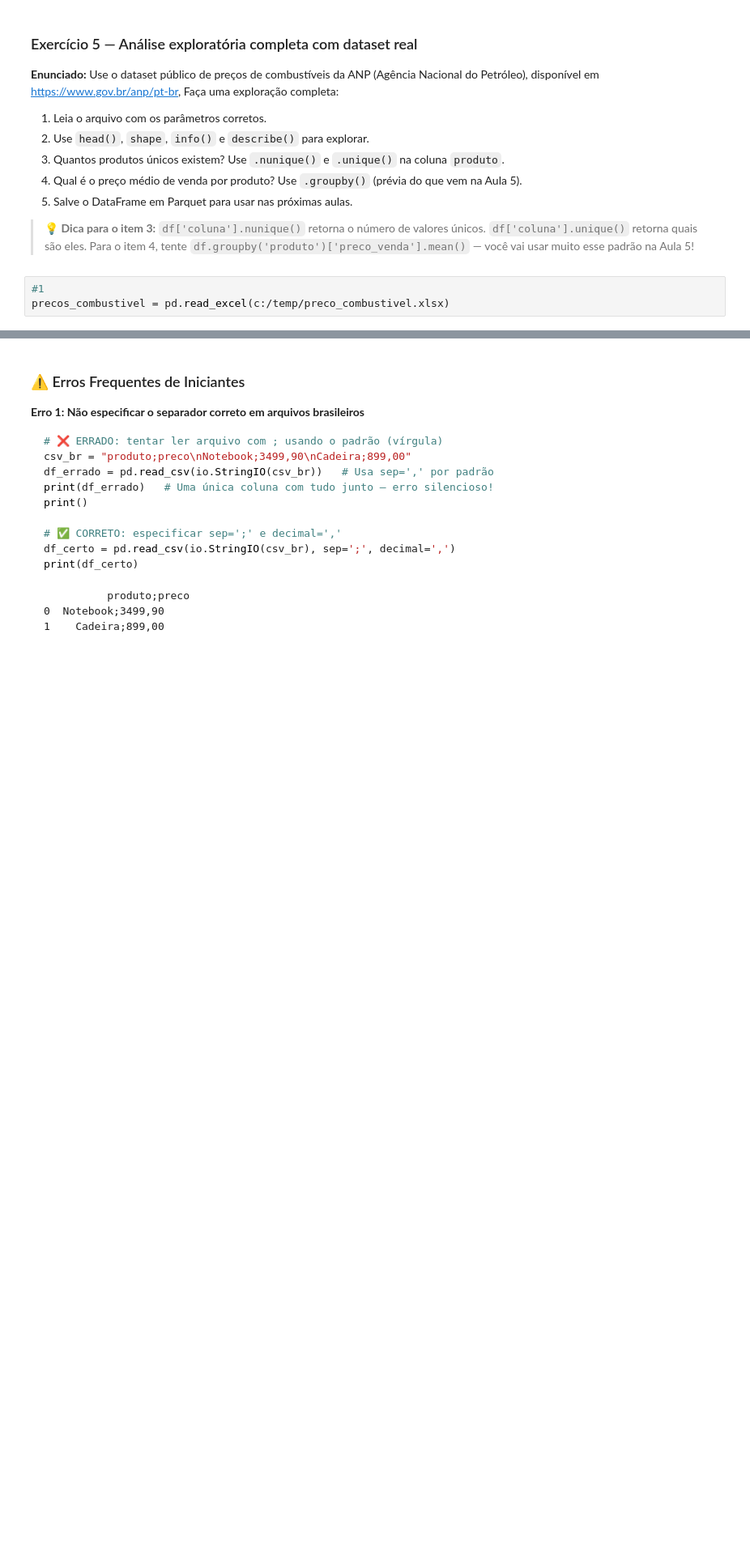
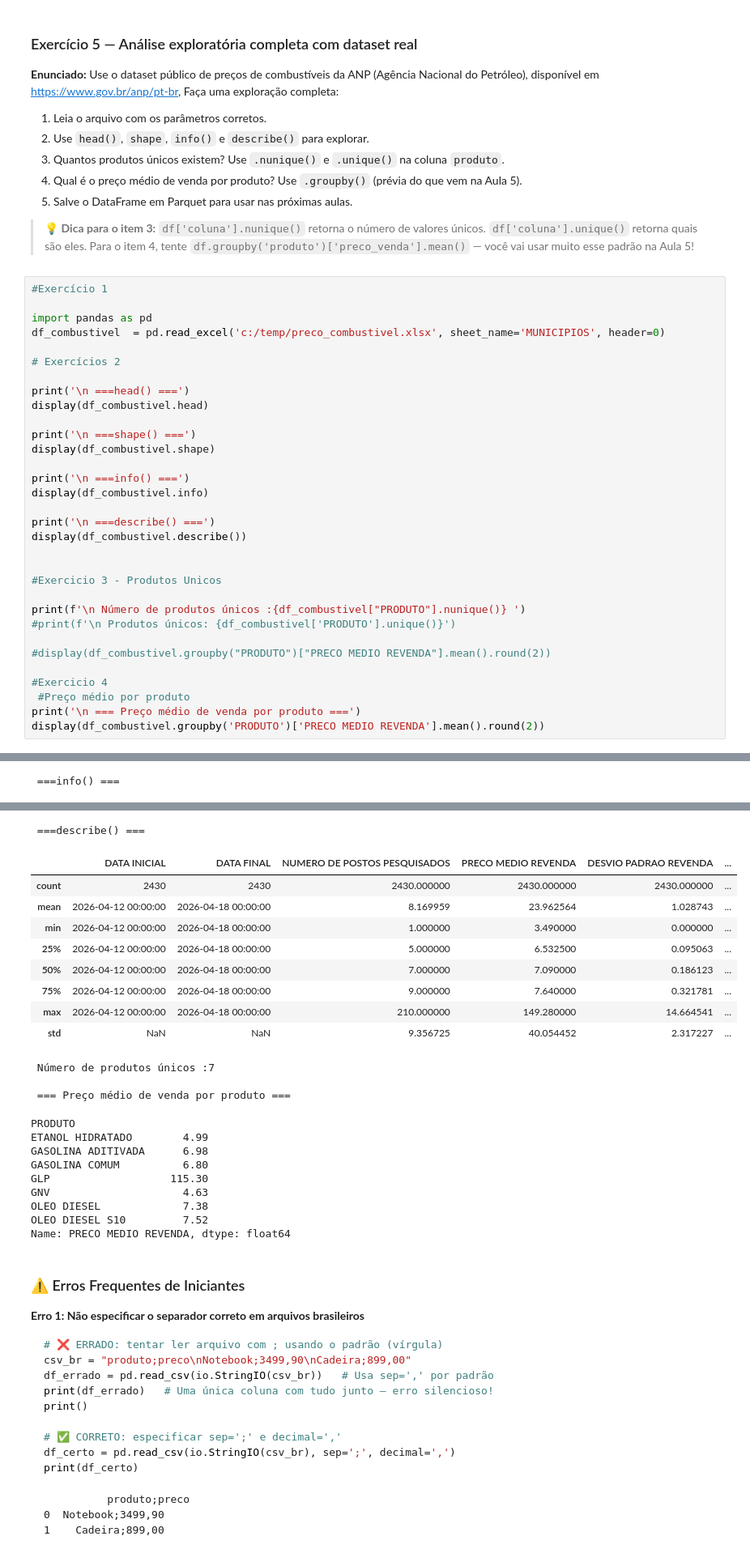
Before and after one commit to dyneys/TecProgPython, a Jupyter notebook: 4_PandasI_Series_DataFrames_Leitura_Gravação_Dados_Alunos.ipynb, the cells around one changed output, grey strips where cells are left out. Shown at 81% size. Drawn from its saved outputs; the diff is of its cells as text; blank space fills up the shorter version.

Commit message:
Exercicio 4 finalizado

```diff
--- a/4_PandasI_Series_DataFrames_Leitura_Gravação_Dados_Alunos.ipynb
+++ b/4_PandasI_Series_DataFrames_Leitura_Gravação_Dados_Alunos.ipynb
@@ -430,5 +430,35 @@ df_venda = pd
 
 > 💡 **Dica para o item 3:** `df['coluna'].nunique()` retorna o número de valores únicos. `df['coluna'].unique()` retorna quais são eles. Para o item 4, tente `df.groupby('produto')['preco_venda'].mean()` — você vai usar muito esse padrão na Aula 5!
 # %%
-#1
-precos_combustivel = pd.read_excel(c:/temp/preco_combustivel.xlsx)
+#Exercício 1
+
+import pandas as pd
+df_combustivel  = pd.read_excel('c:/temp/preco_combustivel.xlsx', sheet_name='MUNICIPIOS', header=0)
+
+# Exercícios 2
+
+print('\n ===head() ===')
+display(df_combustivel.head)
+
+print('\n ===shape() ===')
+display(df_combustivel.shape)
+
+print('\n ===info() ===')
+display(df_combustivel.info)
+
+print('\n ===describe() ===')
+display(df_combustivel.describe())
+
+
+#Exercicio 3 - Produtos Unicos
+
+print(f'\n Número de produtos únicos :{df_combustivel["PRODUTO"].nunique()} ')
+#print(f'\n Produtos únicos: {df_combustivel['PRODUTO'].unique()}')
+
+#display(df_combustivel.groupby("PRODUTO")["PRECO MEDIO REVENDA"].mean().round(2))
+
+#Exercicio 4
+ #Preço médio por produto
+print('\n === Preço médio de venda por produto ===')
+display(df_combustivel.groupby('PRODUTO')['PRECO MEDIO REVENDA'].mean().round(2))
+# %% [output]
@@ -434,0 +485 @@ precos_combustivel = pd.read_excel(c:/temp/preco_combustivel.xlsx)
+ ===info() ===
@@ -435,3 +503,25 @@ precos_combustivel = pd.read_excel(c:/temp/preco_combustivel.xlsx)
+ ===describe() ===
+|  | DATA INICIAL | DATA FINAL | NUMERO DE POSTOS PESQUISADOS | PRECO MEDIO REVENDA | DESVIO PADRAO REVENDA | ... |
+| count | 2430 | 2430 | 2430.000000 | 2430.000000 | 2430.000000 | ... |
+| mean | 2026-04-12 00:00:00 | 2026-04-18 00:00:00 | 8.169959 | 23.962564 | 1.028743 | ... |
+| min | 2026-04-12 00:00:00 | 2026-04-18 00:00:00 | 1.000000 | 3.490000 | 0.000000 | ... |
+| 25% | 2026-04-12 00:00:00 | 2026-04-18 00:00:00 | 5.000000 | 6.532500 | 0.095063 | ... |
+| 50% | 2026-04-12 00:00:00 | 2026-04-18 00:00:00 | 7.000000 | 7.090000 | 0.186123 | ... |
+| 75% | 2026-04-12 00:00:00 | 2026-04-18 00:00:00 | 9.000000 | 7.640000 | 0.321781 | ... |
+| max | 2026-04-12 00:00:00 | 2026-04-18 00:00:00 | 210.000000 | 149.280000 | 14.664541 | ... |
+| std | NaN | NaN | 9.356725 | 40.054452 | 2.317227 | ... |
+ Número de produtos únicos :7
+
+ === Preço médio de venda por produto ===
+PRODUTO
+ETANOL HIDRATADO        4.99
+GASOLINA ADITIVADA      6.98
+GASOLINA COMUM          6.80
+GLP                   115.30
+GNV                     4.63
+OLEO DIESEL             7.38
+OLEO DIESEL S10         7.52
+Name: PRECO MEDIO REVENDA, dtype: float64
 # %% [markdown]
 ### ⚠️ Erros Frequentes de Iniciantes
 
```
Also changed, not shown: parts of 1 cell of this notebook, 1 other file.
